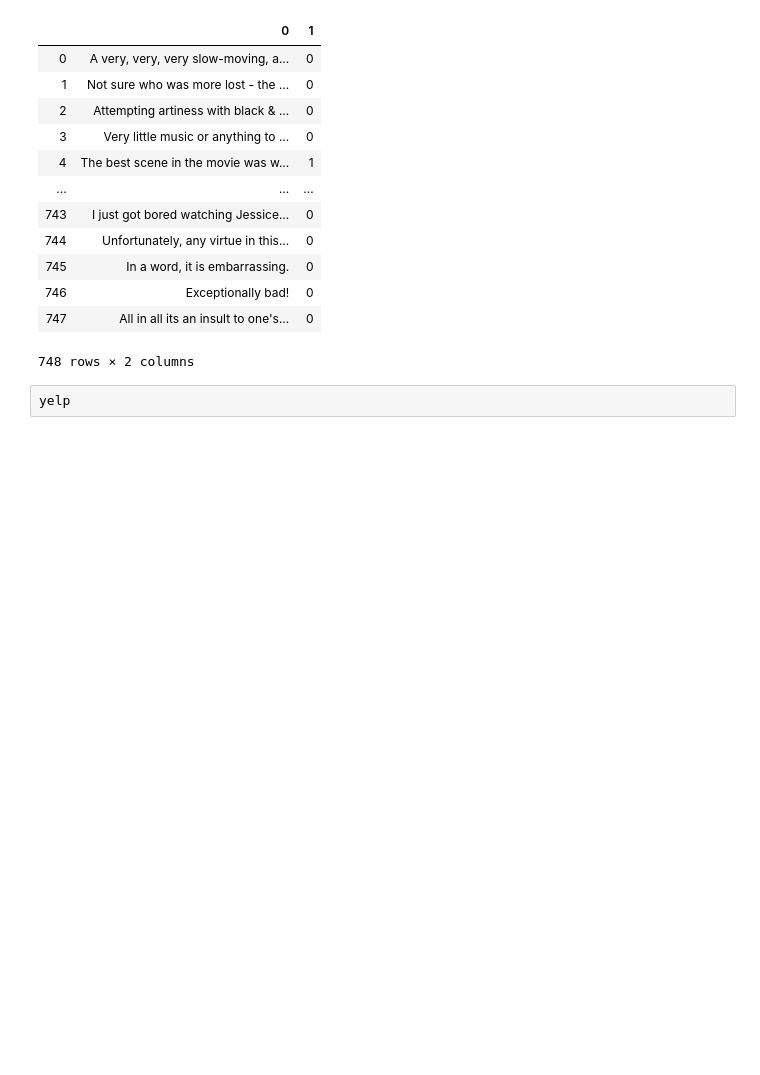
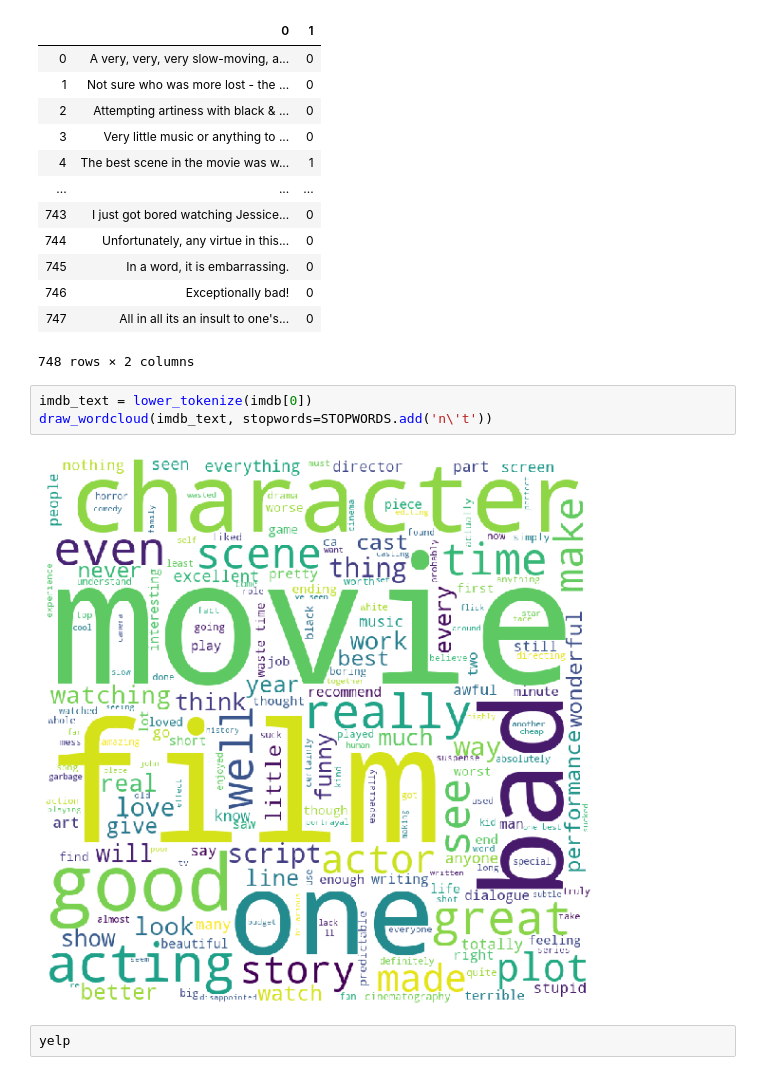
Before and after one commit to greghvk/eksploracja_danych_projekt, a Jupyter notebook: Eksploracja_projekt.ipynb, the cells around one changed output. Cells and saved outputs as stored; diff of their text form; blank space fills up the shorter version.

```diff
--- a/Eksploracja_projekt.ipynb
+++ b/Eksploracja_projekt.ipynb
@@ -42,6 +91,11 @@ imdb
 | 746 | Exceptionally bad! | 0 |
 | 747 | All in all its an insult to one's... | 0 |
 748 rows × 2 columns
+# %%
+imdb_text = lower_tokenize(imdb[0])
+draw_wordcloud(imdb_text, stopwords=STOPWORDS.add('n\'t'))
+# %% [output]
+[figure, added]
 # %%
 yelp
 # %% [output]
```
Also changed, not shown: parts of 46 cells of this notebook.
